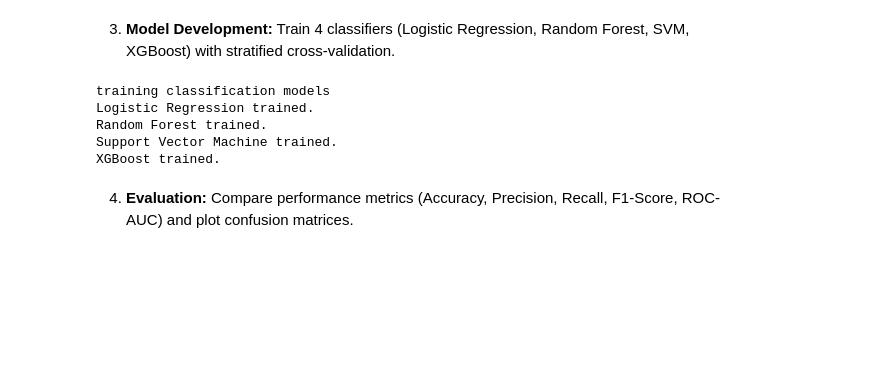
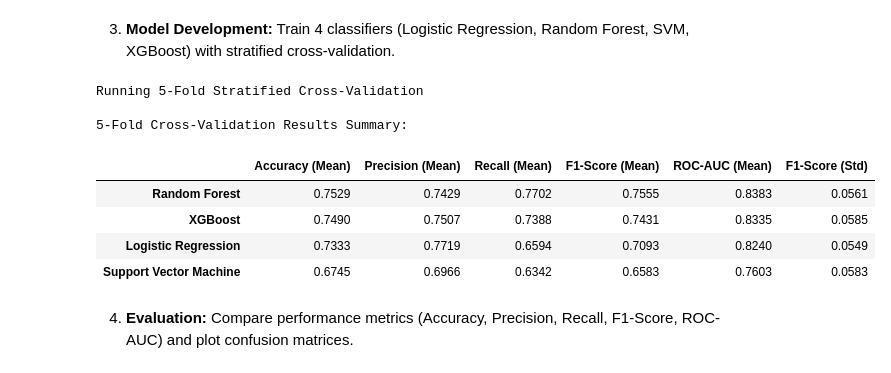
Before and after one commit to taro-py/gallstone-ml-xai, a Jupyter notebook: code/eda_and_models.ipynb, the cells around one changed output. Drawn from its saved outputs; the diff is of its cells as text; code cells hidden in the pictures; blank space fills up the shorter version.

Commit message:
modifying cross validations with 5-fold

```diff
--- a/code/eda_and_models.ipynb
+++ b/code/eda_and_models.ipynb
@@ -154,25 +157,57 @@ Scaler saved to: ..\dataset\scaler.joblib
 # %% [markdown]
 3. **Model Development:** Train 4 classifiers (Logistic Regression, Random Forest, SVM, XGBoost) with stratified cross-validation.
 # %%
-#dictionary for the 4 models
+#dictionary of the different models
 models = {
     'Logistic Regression': LogisticRegression(random_state=42, max_iter=1000),
     'Random Forest': RandomForestClassifier(n_estimators=100, random_state=42),
     'Support Vector Machine': SVC(probability=True, random_state=42),
     'XGBoost': XGBClassifier(eval_metric='logloss', random_state=42)
 }
 
-#looping the dictionary of models through the data
-print("training classification models")
+#defining 5-Fold Stratified cross-validation
+cv = StratifiedKFold(n_splits=5, shuffle=True, random_state=42)
+scoring = ['accuracy', 'precision', 'recall', 'f1', 'roc_auc']
+
+#list to store the results
+cv_results = {}
+
+print("Running 5-Fold Stratified Cross-Validation")
 for name, model in models.items():
-    model.fit(X_train_scaled, y_train)
-    print(f"{name} trained.")
+    #pipeline wraps preprocessing and model to prevent data leakage
+    pipeline = Pipeline([
+        ('preprocessor', preprocessor),
+        ('classifier', model)
+    ])
+
+    scores = cross_validate(
+        pipeline, X_train, y_train,
+        cv=cv, scoring=scoring, return_train_score=False
+    )
+
+    #storing the model info
+    cv_results[name] = {
+        'Accuracy (Mean)': np.mean(scores['test_accuracy']),
+        'Precision (Mean)': np.mean(scores['test_precision']),
+        'Recall (Mean)': np.mean(scores['test_recall']),
+        'F1-Score (Mean)': np.mean(scores['test_f1']),
+        'ROC-AUC (Mean)': np.mean(scores['test_roc_auc']),
+        'F1-Score (Std)': np.std(scores['test_f1'])
+    }
+
+#summary DataFrame sorted by mean F1-Score
+cv_summary_df = pd.DataFrame(cv_results).T.sort_values(by='F1-Score (Mean)', ascending=False)
+print("\n5-Fold Cross-Validation Results Summary:")
+display(cv_summary_df.round(4))
 # %% [output]
-training classification models
-Logistic Regression trained.
-Random Forest trained.
-Support Vector Machine trained.
-XGBoost trained.
+Running 5-Fold Stratified Cross-Validation
+
+5-Fold Cross-Validation Results Summary:
+|  | Accuracy (Mean) | Precision (Mean) | Recall (Mean) | F1-Score (Mean) | ROC-AUC (Mean) | F1-Score (Std) |
+| Random Forest | 0.7529 | 0.7429 | 0.7702 | 0.7555 | 0.8383 | 0.0561 |
+| XGBoost | 0.7490 | 0.7507 | 0.7388 | 0.7431 | 0.8335 | 0.0585 |
+| Logistic Regression | 0.7333 | 0.7719 | 0.6594 | 0.7093 | 0.8240 | 0.0549 |
+| Support Vector Machine | 0.6745 | 0.6966 | 0.6342 | 0.6583 | 0.7603 | 0.0583 |
 # %% [markdown]
 4. **Evaluation:** Compare performance metrics (Accuracy, Precision, Recall, F1-Score, ROC-AUC) and plot confusion matrices.
 # %%
```
Also changed, not shown: parts of 2 cells of this notebook.
